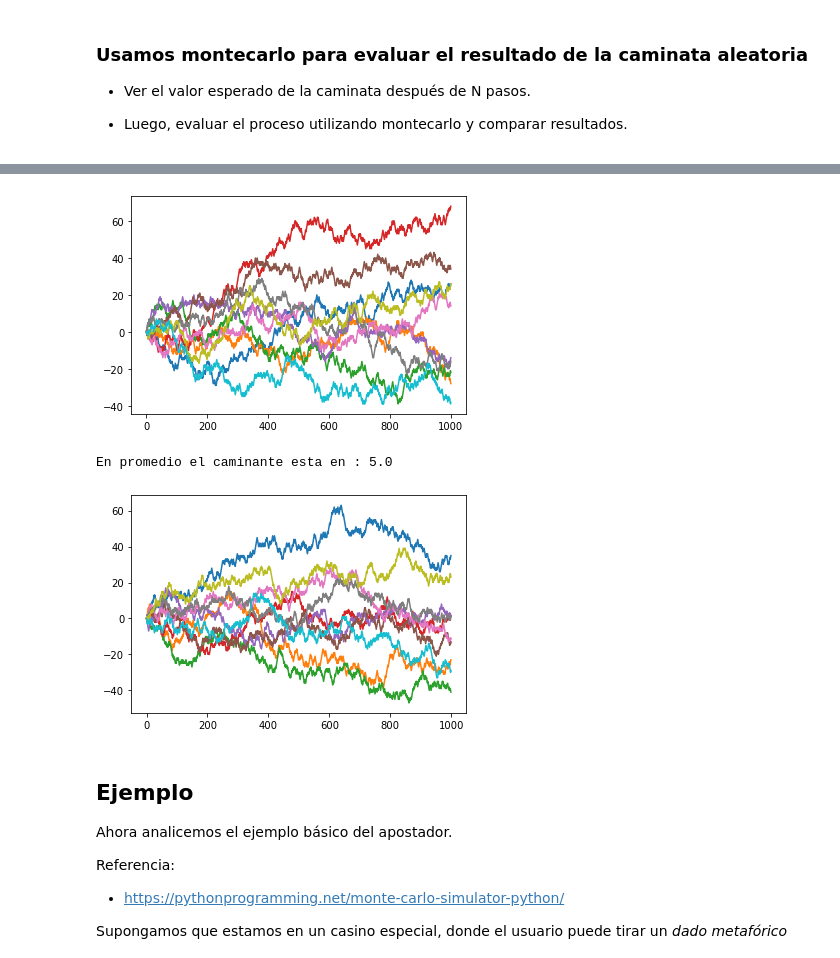
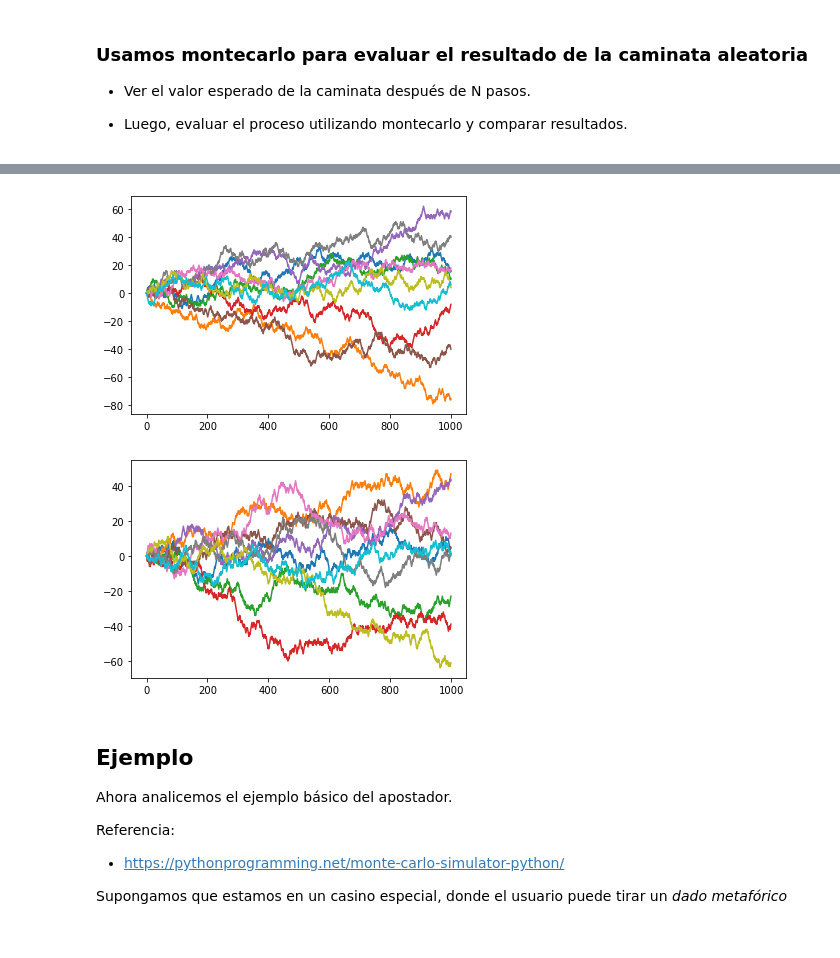
Before and after one commit to danielch4/SPF-2021-I, a Jupyter notebook: TEMA-1/Clase8_SimulacionMontecarlo.ipynb, the cells around one changed output, grey strips where cells are left out. Drawn from its saved outputs; the diff is of its cells as text; code cells hidden in the pictures.

```diff
--- a/TEMA-1/Clase8_SimulacionMontecarlo.ipynb
+++ b/TEMA-1/Clase8_SimulacionMontecarlo.ipynb
@@ -94,5 +104,8 @@ def randon_walk(N):
 # %%
 # Caminata aleatoria vectorizada
 def randon_walk_vect(N):
+#     np.random.seed(123)
 
-    return x
+    x = np.random.choice([1, -1], N)
+    x[0] = 0
+    return x.cumsum()
@@ -102,21 +120,22 @@ def randon_walk_vect(N):
 N = 1000 # número de pasos
 n = 10    # cantidad de trayectorias
 
-
-print('En promedio el caminante esta en :',np.mean(final))
+tray1 = np.asmatrix([randon_walk(N) for i in range(n)])
+plt.plot(tray1.T);
+# print('En promedio el caminante esta en :',np.mean(final))
 # %% [output]
-[figure, old version]
+[figure, new version]
-En promedio el caminante esta en : 5.0
 # %%
 # Usando el método vectorizado
 
 N = 1000 # número de pasos
 n = 10    # cantidad de trayectorias
 x0 = 0    # Condición inicial
 
-# np.asmatrix
+tray2 = np.asmatrix([randon_walk_vect(N) for i in range(n)])
+plt.plot(tray2.T);
 # %% [output]
-[figure, old version]
+[figure, new version]
 # %% [markdown]
 ## Ejemplo
 
```
Also changed, not shown: parts of 14 cells of this notebook.
